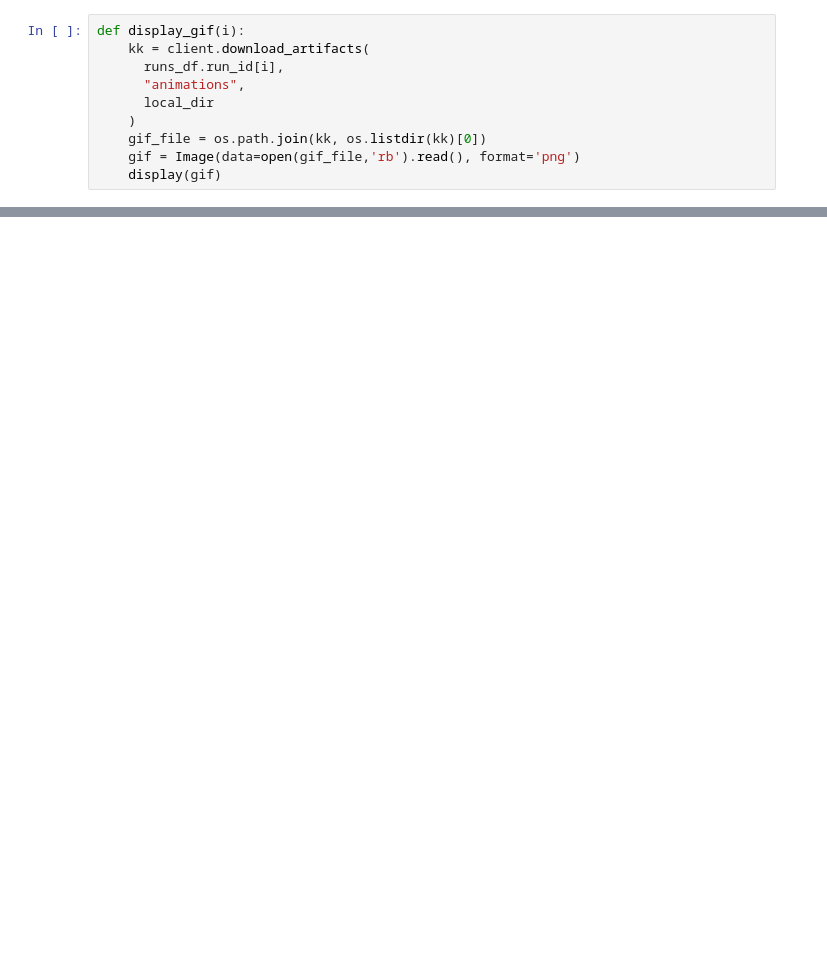
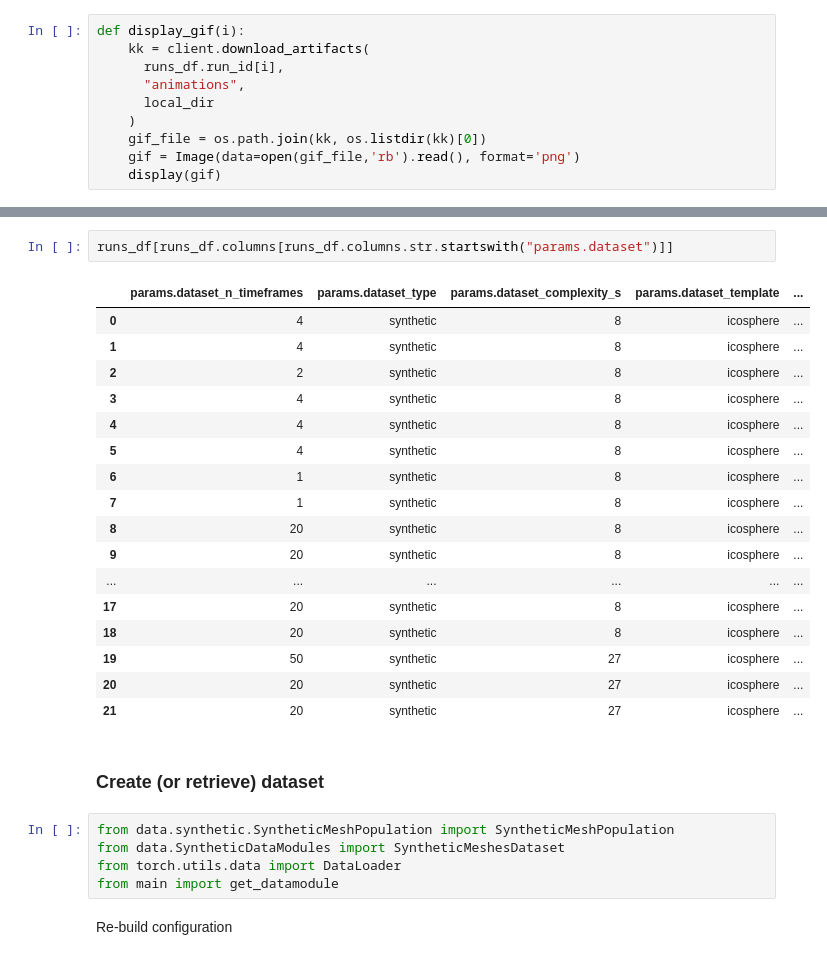
Before and after one commit to rbonazzola/CardiacMotion, a Jupyter notebook: notebooks/analysis.ipynb, the cells around one changed output, grey strips where cells are left out. Drawn from its saved outputs; the diff is of its cells as text; blank space fills up the shorter version.

```diff
--- a/notebooks/analysis.ipynb
+++ b/notebooks/analysis.ipynb
@@ -84,0 +117,29 @@ ModuleNotFoundError: No module named 'models'
+# %%
+runs_df[runs_df.columns[runs_df.columns.str.startswith("params.dataset")]]
+# %% [output]
+|  | params.dataset_n_timeframes | params.dataset_type | params.dataset_complexity_s | params.dataset_template | ... |
+| 0 | 4 | synthetic | 8 | icosphere | ... |
+| 1 | 4 | synthetic | 8 | icosphere | ... |
+| 2 | 2 | synthetic | 8 | icosphere | ... |
+| 3 | 4 | synthetic | 8 | icosphere | ... |
+| 4 | 4 | synthetic | 8 | icosphere | ... |
+| 5 | 4 | synthetic | 8 | icosphere | ... |
+| 6 | 1 | synthetic | 8 | icosphere | ... |
+| 7 | 1 | synthetic | 8 | icosphere | ... |
+| 8 | 20 | synthetic | 8 | icosphere | ... |
+| 9 | 20 | synthetic | 8 | icosphere | ... |
+| ... | ... | ... | ... | ... | ... |
+| 17 | 20 | synthetic | 8 | icosphere | ... |
+| 18 | 20 | synthetic | 8 | icosphere | ... |
+| 19 | 50 | synthetic | 27 | icosphere | ... |
+| 20 | 20 | synthetic | 27 | icosphere | ... |
+| 21 | 20 | synthetic | 27 | icosphere | ... |
+# %% [markdown]
+### Create (or retrieve) dataset
+# %%
+from data.synthetic.SyntheticMeshPopulation import SyntheticMeshPopulation
+from data.SyntheticDataModules import SyntheticMeshesDataset
+from torch.utils.data import DataLoader
+from main import get_datamodule
+# %% [markdown]
+Re-build configuration
```
Also changed, not shown: parts of 25 cells of this notebook, 1 other file.
